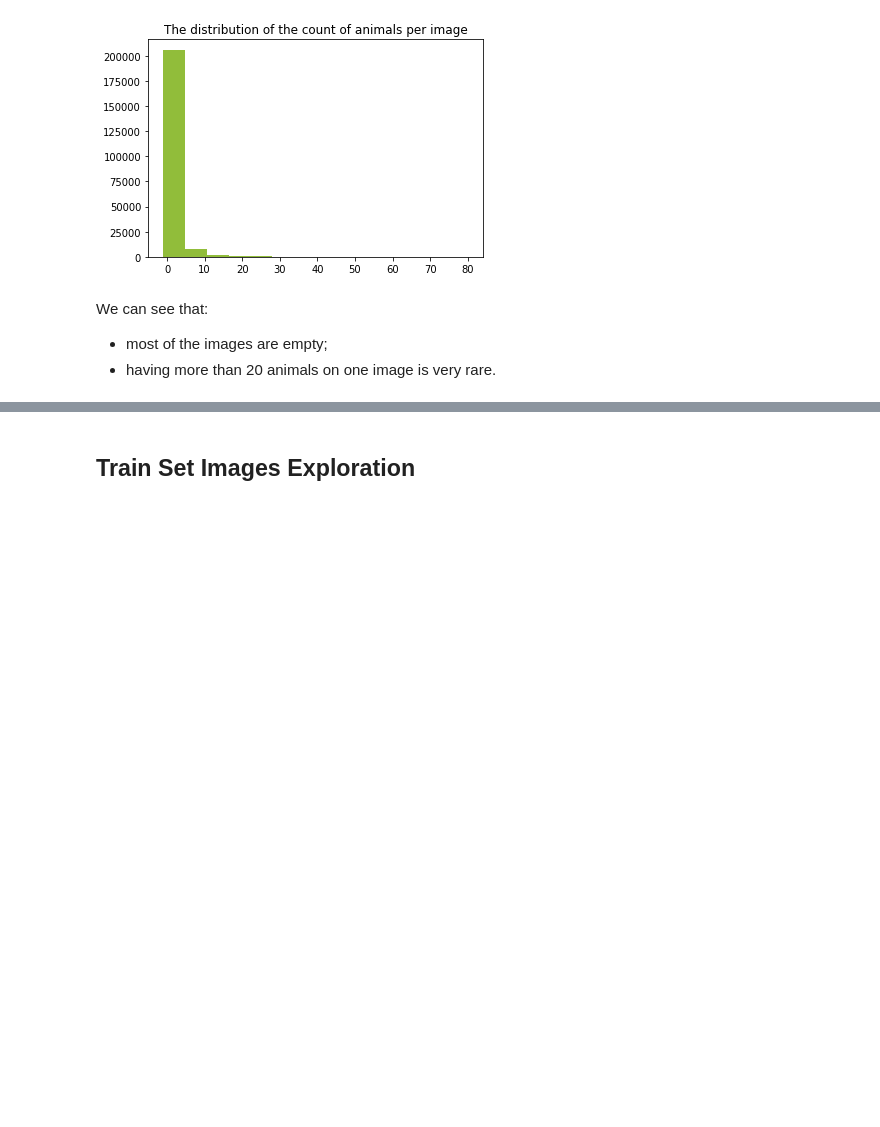
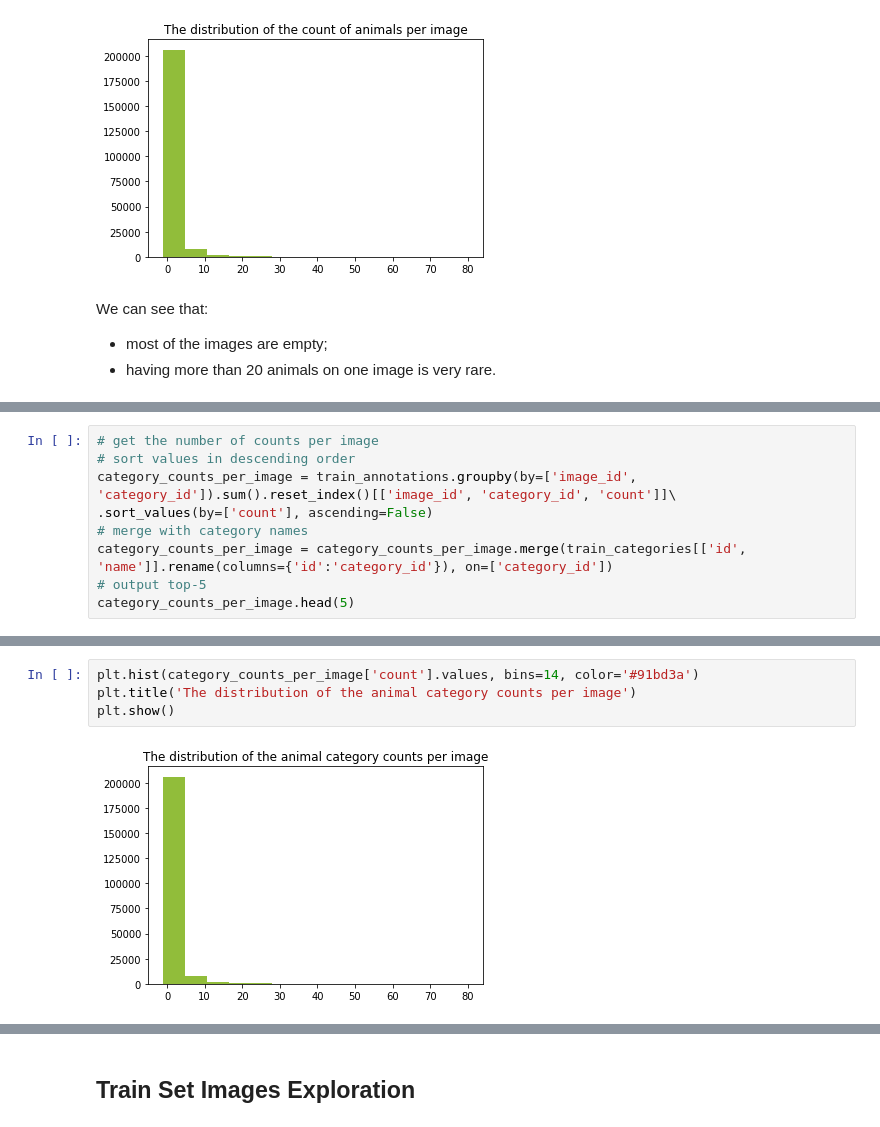
Before and after one commit to Lexie88rus/iWildCam, a Jupyter notebook: iwildcam-eda.ipynb, the cells around one changed output, grey strips where cells are left out. Saved outputs shown, nothing was run; the diff lists cells and outputs as text; blank space fills up the shorter version.

Commit message:
Updated the EDA: Added more category analysis and diagrams for the training set analysis.

```diff
--- a/iwildcam-eda.ipynb
+++ b/iwildcam-eda.ipynb
@@ -149,0 +152,9 @@ We can see that:
+# %%
+# get the number of counts per image
+# sort values in descending order
+category_counts_per_image = train_annotations.groupby(by=['image_id', 'category_id']).sum().reset_index()[['image_id', 'category_id', 'count']]\
+.sort_values(by=['count'], ascending=False)
+# merge with category names
+category_counts_per_image = category_counts_per_image.merge(train_categories[['id', 'name']].rename(columns={'id':'category_id'}), on=['category_id'])
+# output top-5
+category_counts_per_image.head(5)
@@ -149,0 +168,6 @@ We can see that:
+# %%
+plt.hist(category_counts_per_image['count'].values, bins=14, color='#91bd3a')
+plt.title('The distribution of the animal category counts per image')
+plt.show()
+# %% [output]
+[figure, added]
```
Also changed, not shown: parts of 10 cells of this notebook.
